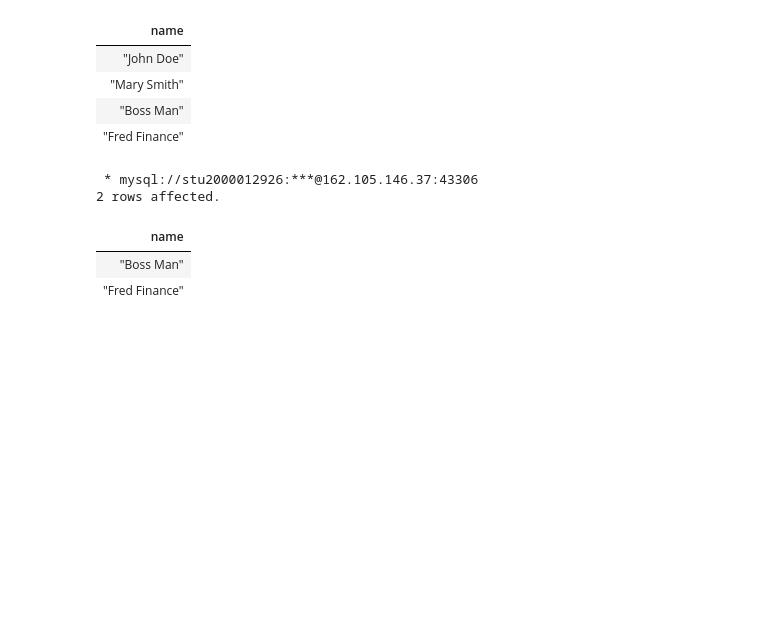
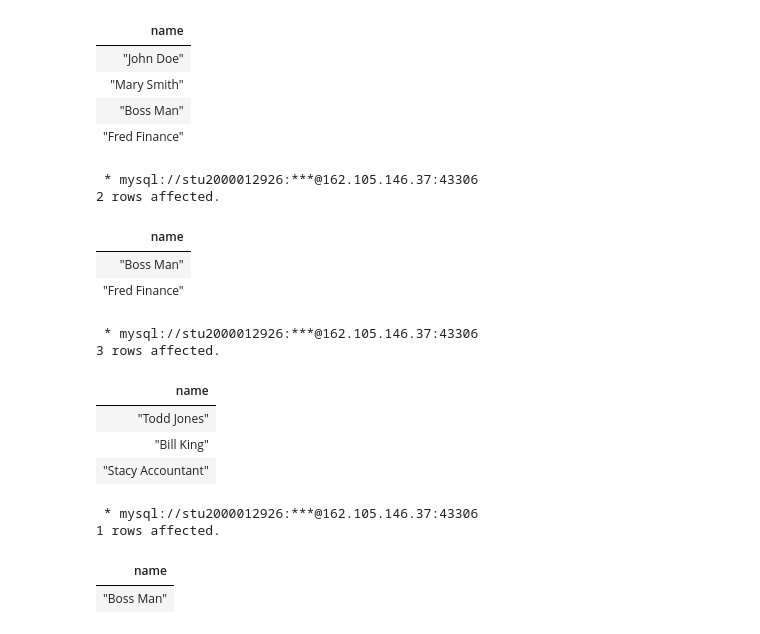
Before and after one commit to c-x-b/DataBaseProj3, a Jupyter notebook: Project3.ipynb, the cells around one changed output. Cells and saved outputs as stored; diff of their text form; code cells hidden in the pictures; blank space fills up the shorter version.

```diff
--- a/Project3.ipynb
+++ b/Project3.ipynb
@@ -521,3 +523,29 @@ WHERE json_extract(info,'$.salary') > 100000;
 | name |
 | "Boss Man" |
 | "Fred Finance" |
+# %%
+%%sql
+# 查询工资大于100000的雇员
+
+SELECT json_extract(info, '$.name') as name
+FROM employees
+WHERE CAST(json_extract(info,'$.deductions.\"Federal Taxes\"') AS DOUBLE) < 0.2;
+# %% [output]
+ * mysql://stu2000012926:***@162.105.146.37:43306
+3 rows affected.
+| name |
+| "Todd Jones" |
+| "Bill King" |
+| "Stacy Accountant" |
+# %%
+%%sql
+#查询John Doe的上司
+
+SELECT json_extract(info, '$.name') as name
+FROM employees
+WHERE json_search(info, 'all', 'John Doe') LIKE '%subordinates%'
+# %% [output]
+ * mysql://stu2000012926:***@162.105.146.37:43306
+1 rows affected.
+| name |
+| "Boss Man" |
```
Also changed, not shown: parts of 2 cells of this notebook.
